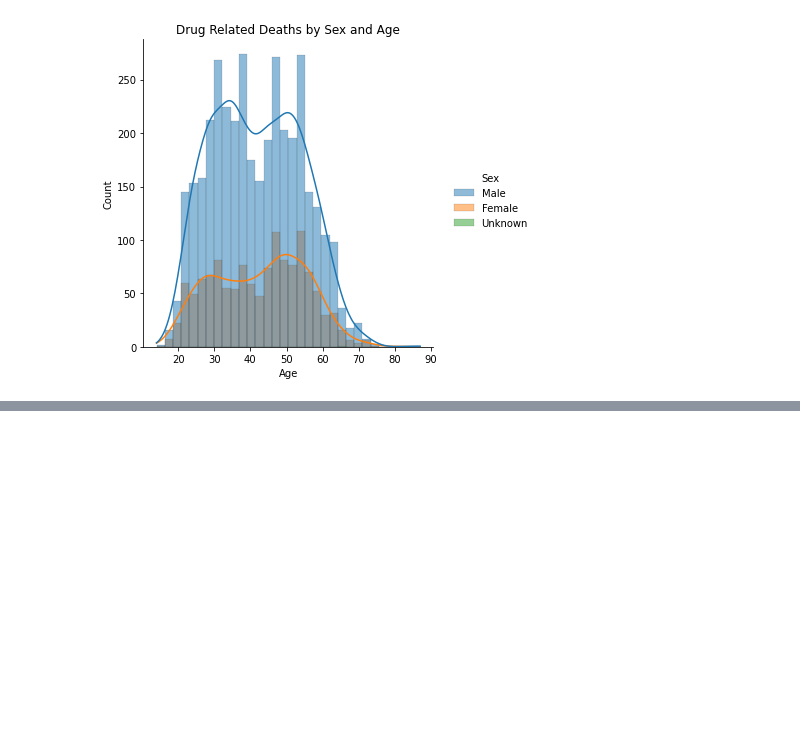
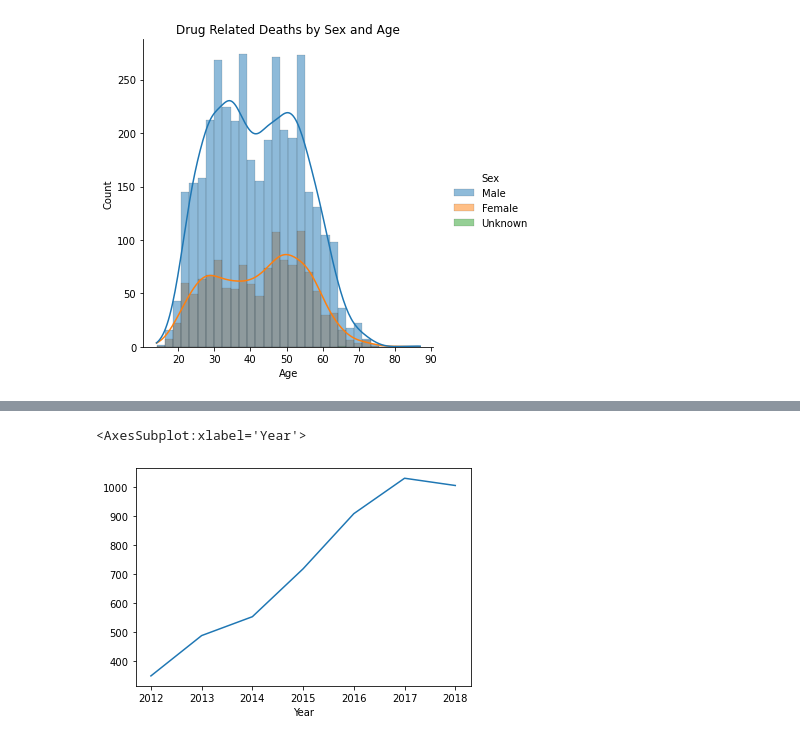
Before and after one commit to muhan-zhang/data200-final-project, a Jupyter notebook: Project.ipynb, the cells around one changed output, grey strips where cells are left out. Drawn from its saved outputs; the diff is of its cells as text; code cells hidden in the pictures; blank space fills up the shorter version.

```diff
--- a/Project.ipynb
+++ b/Project.ipynb
@@ -684,7 +696,6 @@ This implies the time of the day only shares one same value: 12:00 AM, on which
 # %% [markdown]
 ### 2.4 One-hot encoding of drug classifications
 # %%
-drug_related_deaths_geo = drug_related_deaths_geo.drop('Other', axis=1)
 drug_related_deaths_geo.loc[:, 'Heroin': 'AnyOpioid']
 # %% [output]
 |  | Heroin | Cocaine | Fentanyl | FentanylAnalogue | Oxycodone | Oxymorphone | Ethanol | Hydrocodone | ... |
@@ -927,0 +941,5 @@ From the kernel density estimate, both distributions for Male and Female are bim
+# %%
+drug_related_deaths_geo['Year'] = drug_related_deaths_geo['Date'].dt.year
+drug_related_deaths_geo['Month'] = drug_related_deaths_geo['Date'].dt.month
+drug_related_deaths_geo['DOW'] = drug_related_deaths_geo['Date'].dt.dayofweek
+drug_related_deaths_geo[['Year', 'Month', 'DOW']].head()
@@ -927,0 +953,5 @@ From the kernel density estimate, both distributions for Male and Female are bim
+# %%
+drug_related_deaths_geo.groupby("Year").size().plot()
+# %% [output]
+<AxesSubplot:xlabel='Year'>
+[figure, added]
```
Also changed, not shown: parts of 48 cells of this notebook.
